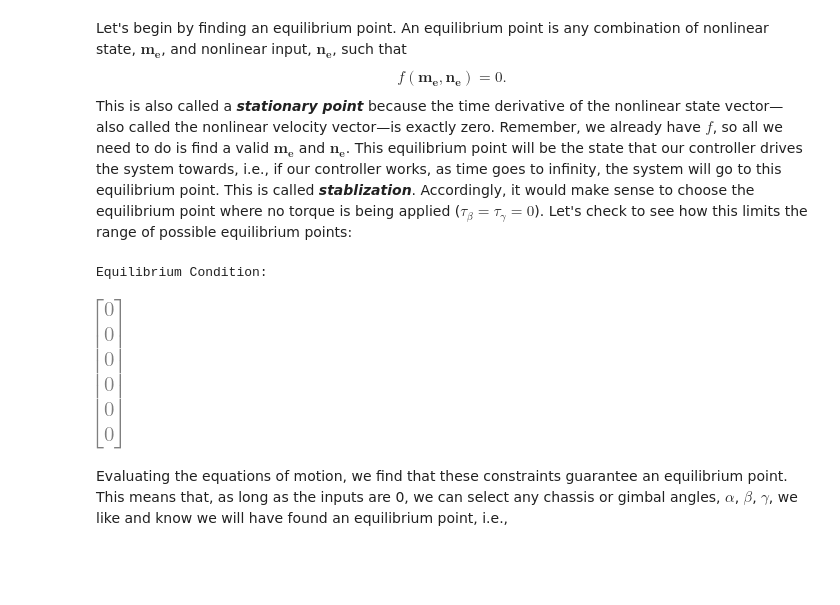
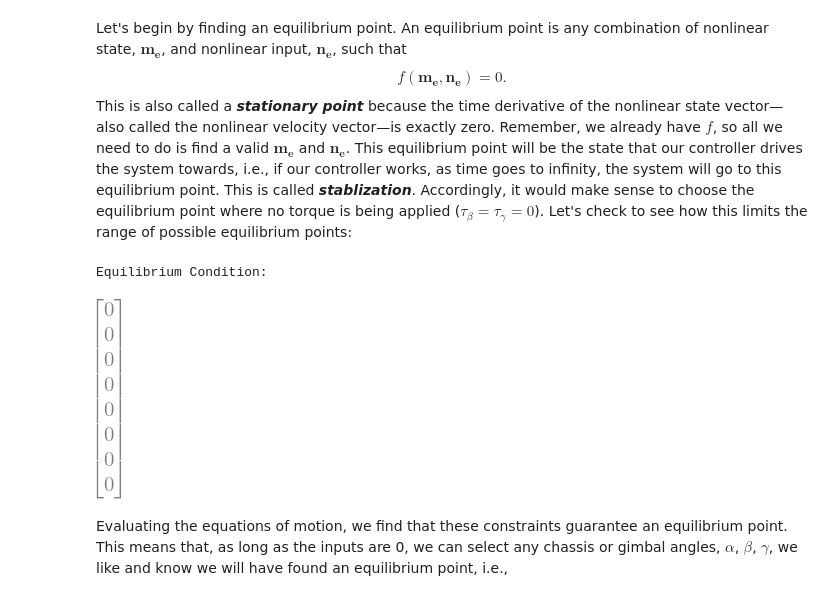
Before and after one commit to condynsate/condynsate, a Jupyter notebook: projects/03_control_moment_gyroscope_series/02_double_axis_cmg.ipynb, the cells around one changed output. Saved outputs shown, nothing was run; the diff lists cells and outputs as text; code cells hidden in the pictures; blank space fills up the shorter version.

```diff
--- a/projects/03_control_moment_gyroscope_series/02_double_axis_cmg.ipynb
+++ b/projects/03_control_moment_gyroscope_series/02_double_axis_cmg.ipynb
@@ -58,11 +58,12 @@ t = Symbol('t')
 
 # The generalized coordinates and the inputs are both functions of time.
 # This means that they are initialized as Functions.
-alpha = Function('alpha')
-beta = Function('beta')
-gamma = Function('gamma')
-tau_beta = Function('tau_beta')
-tau_gamma = Function('tau_gamma')
+psi_fn = Function('psi')
+theta_fn = Function('theta')
+beta_fn = Function('beta')
+gamma_fn = Function('gamma')
+tau_beta_fn = Function('tau_beta')
+tau_gamma_fn = Function('tau_gamma')
 # %% [markdown]
 Next up, we can start the process of defining the dynamics of the system. We begin by defining the set of rotation matrices that transform one inertial from to another inertial frame. After calculated, in the pursuit of calculating rotational energy, we use these transformation matrices to convert angular rates to angular velocities.
 # %%
@@ -83,7 +83,7 @@ R_BA = R_y(beta(t))
 R_CB = R_x(gamma(t))
 # %%
 # Get the angular velocities of each component in their own inertial frames
-ang_vel_A_A = Matrix([0, 0, diff(alpha(t), t)])
+ang_vel_A_A = Matrix([diff(theta(t), t), 0, diff(psi(t), t)])
 ang_vel_B_B = Matrix([0, diff(beta(t), t), 0]) + R_BA.T @ ang_vel_A_A
 ang_vel_C_C = Matrix([diff(gamma(t), t), 0, 0]) + R_CB.T @ ang_vel_B_B
 ang_vel_F_C = Matrix([0, omega_F, 0]) + ang_vel_C_C
@@ -216,10 +224,10 @@ $$
 This new system is a *first order* system of differential equations, which is what we wanted. To replicate this in code, we can do the following two steps:
 # %%
 # Define our new variables
-(omega_alpha_sym, omega_beta_sym, omega_gamma_sym) = sym.symbols('omega_alpha, omega_beta, omega_gamma')
+(omega_psi_sym, omega_theta_sym, omega_beta_sym, omega_gamma_sym) = sym.symbols('omega_psi, omega_theta, omega_beta, omega_gamma')
 
 # Append them to the end of the system
-f = sym.Matrix([f[0], f[1], f[2], omega_alpha_sym, omega_beta_sym, omega_gamma_sym])
+f = sym.Matrix([f[0], f[1], f[2], f[3], omega_psi_sym, omega_theta_sym, omega_beta_sym, omega_gamma_sym])
 # %% [markdown]
 Now we need to fix problem 2: there are dervative arguments in our current system. Standard form requires that all arguments to the system of differential equations are *zeroth order*. The good news is that we already have all the tools we need to correct this problem. To begin, note that the derivative arguments are in the functions
 \begin{align}
@@ -257,7 +265,10 @@ $$
 Every argument to this system is now *zeroth order*, which is what we wanted. To replicate this in code, we can do the following one step:
 # %%
 # Substitute the derivative terms with the new variables
-f = f.subs({alphadot_sym : omega_alpha_sym, betadot_sym : omega_beta_sym, gammadot_sym : omega_gamma_sym})
+f = f.subs({psidot_sym : omega_psi_sym,
+            thetadot_sym : omega_theta_sym,
+            betadot_sym : omega_beta_sym,
+            gammadot_sym : omega_gamma_sym})
 # %% [markdown]
 If we define the nonlinear state vector like this:
 $$
@@ -299,17 +310,18 @@ f(\mathbf{m_{e}}, \mathbf{n_{e}}) = 0.
 $$
 This is also called a ***stationary point*** because the time derivative of the nonlinear state vector—also called the nonlinear velocity vector—is exactly zero. Remember, we already have $f$, so all we need to do is find a valid $\mathbf{m_{e}}$ and $\mathbf{n_{e}}$. This equilibrium point will be the state that our controller drives the system towards, i.e., if our controller works, as time goes to infinity, the system will go to this equilibrium point. This is called ***stablization***. Accordingly, it would make sense to choose the equilibrium point where no torque is being applied ($\tau_\beta=\tau_\gamma=0$). Let's check to see how this limits the range of possible equilibrium points:
 # %%
-sub_expr = {omega_alpha_sym : 0.0, # To be stationary, all the derivative terms must be 0
+sub_expr = {omega_psi_sym : 0.0, # To be stationary, all the derivative terms must be 0
+            omega_theta_sym : 0.0, # To be stationary, all the derivative terms must be 0
             omega_beta_sym : 0.0,  # To be stationary, all the derivative terms must be 0
             omega_gamma_sym : 0.0, # To be stationary, all the derivative terms must be 0
             tau_beta_sym : 0.0,    # We want the torques to be 0 at equilibrium
             tau_gamma_sym : 0.0,}  # We want the torques to be 0 at equilibrium
 equil_f = f.evalf(subs=sub_expr)
 print('Equilibrium Condition:')
 N(equil_f, 3)
 # %% [output]
 Equilibrium Condition:
-[figure, old version]
+[figure, new version]
 # %% [markdown]
 Evaluating the equations of motion, we find that these constraints guarantee an equilibrium point. This means that, as long as the inputs are 0, we can select any chassis or gimbal angles, $\alpha$, $\beta$, $\gamma$, we like and know we will have found an equilibrium point, i.e.,
 
```
Also changed, not shown: parts of 12 cells of this notebook, 11 other files.
